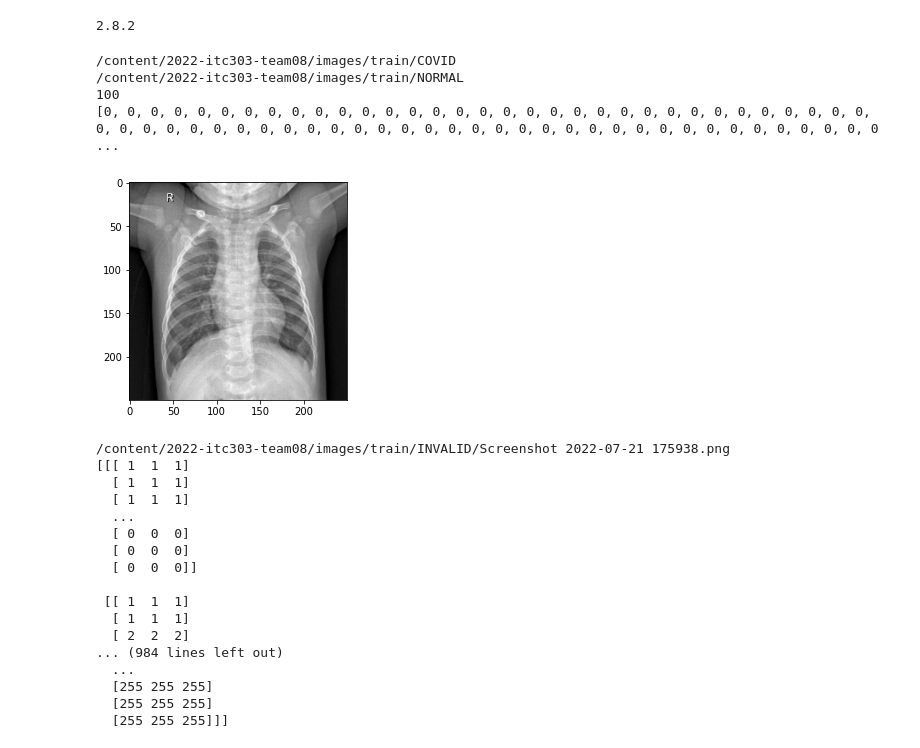
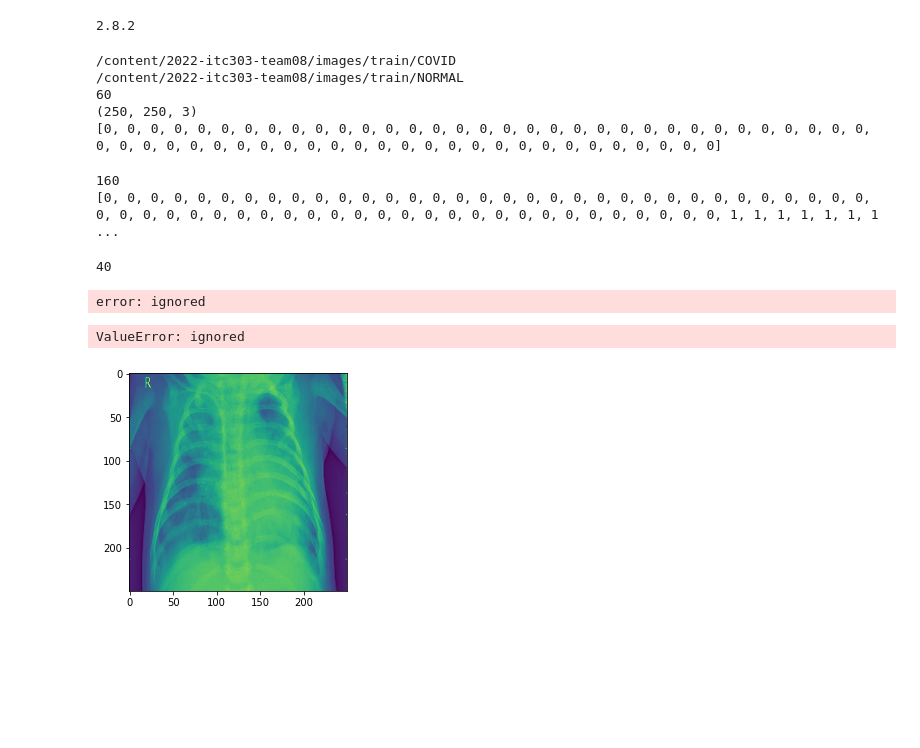
Before and after one commit to Loomer/2022-itc303-team08, a Jupyter notebook: secondModel.ipynb, the cells around one changed output. Cells and saved outputs as stored; diff of their text form; code cells hidden in the pictures; blank space fills up the shorter version.

```diff
--- a/secondModel.ipynb
+++ b/secondModel.ipynb
@@ -50,51 +45,70 @@ def create_train_data():
       train_set.append(new_img_array) #Adding array to training set
       train_labels.append(0) #Adding labels to training labels
       x = x + 1
-      if (x >= 50):
+      if (x >= 30):
         break;
         x = 0
 
 #Calling the function to create training data
 create_train_data()
 print(len(train_set))
-pypt.imshow(train_set[99])
+#pypt.imshow(train_set[19])
+print(train_set[0].shape)
 print(train_labels)
 # %% [output]
 /content/2022-itc303-team08/images/train/COVID
 /content/2022-itc303-team08/images/train/NORMAL
-100
-[0, 0, 0, 0, 0, 0, 0, 0, 0, 0, 0, 0, 0, 0, 0, 0, 0, 0, 0, 0, 0, 0, 0, 0, 0, 0, 0, 0, 0, 0, 0, 0, 0, 0, 0, 0, 0, 0, 0, 0, 0, 0, 0, 0, 0, 0, 0, 0, 0, 0, 0, 0, 0, 0, 0, 0, 0, 0, 0, 0, 0, 0, 0, 0, 0, 0, 0 ...
+60
+(250, 250, 3)
+[0, 0, 0, 0, 0, 0, 0, 0, 0, 0, 0, 0, 0, 0, 0, 0, 0, 0, 0, 0, 0, 0, 0, 0, 0, 0, 0, 0, 0, 0, 0, 0, 0, 0, 0, 0, 0, 0, 0, 0, 0, 0, 0, 0, 0, 0, 0, 0, 0, 0, 0, 0, 0, 0, 0, 0, 0, 0, 0, 0]
-[figure, removed]
 # %%
-second_image_set = "/content/2022-itc303-team08/images/train/INVALID"
+second_image_set = "/content/2022-itc303-team08/images/train/Xrays"
 for img in os.listdir(second_image_set):
   link = os.path.join(second_image_set, img)
   img_array = cv2.imread(os.path.join(second_image_set, img)) #Converting image to array
   new_img_array = cv2.resize(img_array, (250, 250)) #Resizing the image array
+  #abc = cv2.cvtColor(new_img_array, cv2.COLOR_BGR2GRAY)
+  #xyz = np.expand_dims(abc, axis=-3)
   train_set.append(new_img_array) #Adding array to training set
   train_labels.append(1) #Adding labels to training labels
 
 print(len(train_set))
-pypt.imshow(train_set[101])
 print(train_labels)
 # %% [output]
-/content/2022-itc303-team08/images/train/INVALID/Screenshot 2022-07-21 175938.png
-[[[ 1  1  1]
-  [ 1  1  1]
-  [ 1  1  1]
-  ...
-  [ 0  0  0]
-  [ 0  0  0]
-  [ 0  0  0]]
-
- [[ 1  1  1]
-  [ 1  1  1]
-  [ 2  2  2]
-... (984 lines left out)
-  ...
-  [255 255 255]
-  [255 255 255]
-  [255 255 255]]]
+160
+[0, 0, 0, 0, 0, 0, 0, 0, 0, 0, 0, 0, 0, 0, 0, 0, 0, 0, 0, 0, 0, 0, 0, 0, 0, 0, 0, 0, 0, 0, 0, 0, 0, 0, 0, 0, 0, 0, 0, 0, 0, 0, 0, 0, 0, 0, 0, 0, 0, 0, 0, 0, 0, 0, 0, 0, 0, 0, 0, 0, 1, 1, 1, 1, 1, 1, 1 ...
+# %%
+from google.colab.patches import cv2_imshow
+
+second_image_set = "/content/2022-itc303-team08/images/train/INVALID"
+for img in os.listdir(second_image_set):
+  link = os.path.join(second_image_set, img)
+  img_array = cv2.imread(os.path.join(second_image_set, img)) #Converting image to array
+  new_img_array = cv2.resize(img_array, (250, 250)) #Resizing the image array
+  abc = cv2.cvtColor(new_img_array, cv2.COLOR_BGR2GRAY)
+  xyz = np.expand_dims(abc, axis=-3)
+  train_set.append(xyz) #Adding array to training set
+  train_labels.append(1) #Adding labels to training labels
+
+print(len(train_set))
+for x in range(20, 39):
+  cv2_imshow(train_set[x])
+print(train_labels)
+for x in range(39):
+  print(train_set[x].shape)
+# %% [output]
+40
+error: ignored
+# %%
+image = train_set[8]
+pypt.imshow(image)
+grayImage = cv2.cvtColor(image, cv2.COLOR_BGR2GRAY)
+pypt.imshow(grayImage)
+(thresh, blackAndWhiteImage) = cv2.threshold(grayImage, 127, 255, cv2.THRESH_BINARY)
+pypt.imshow('Black white image', blackAndWhiteImage)
+# %% [output]
+ValueError: ignored
+[figure, added]
 # %%
 print(len(train_set))
 pypt.imshow(train_set[119])
```
Also changed, not shown: parts of 21 cells of this notebook.
